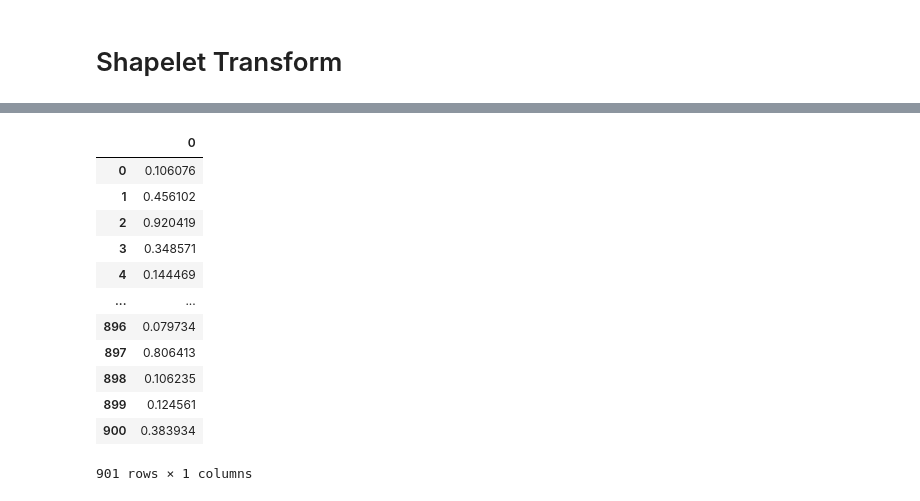
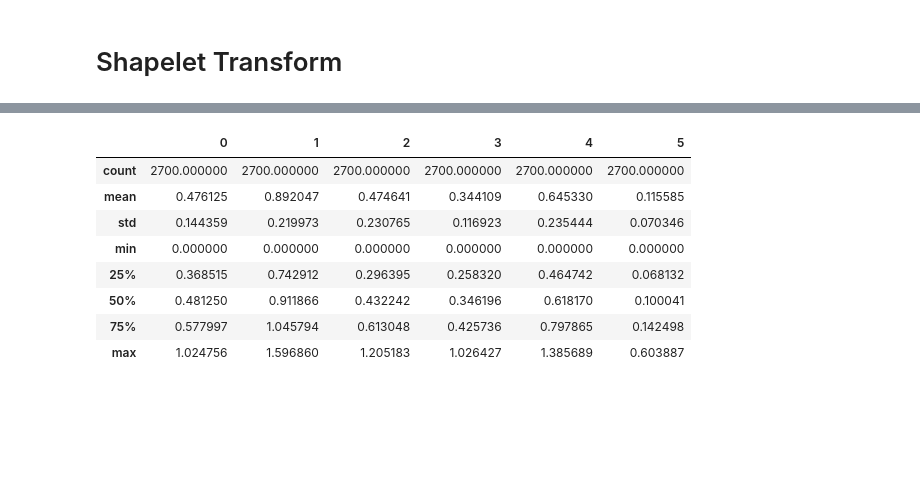
Before and after one commit to seoruosa/ml-study-group, a Jupyter notebook: notebooks/2020-08-29-aac-forda-ts-classification-approaches.ipynb, the cells around one changed output, grey strips where cells are left out. Saved outputs shown, nothing was run; the diff lists cells and outputs as text; code cells hidden in the pictures; blank space fills up the shorter version.

```diff
--- a/notebooks/2020-08-29-aac-forda-ts-classification-approaches.ipynb
+++ b/notebooks/2020-08-29-aac-forda-ts-classification-approaches.ipynb
@@ -1302,16 +1289,12 @@ plt.show()
-# %%
-pred_y = st.predict(test_X_transf)
-# %% [output]
-|  | 0 |
-| 0 | 0.106076 |
-| 1 | 0.456102 |
-| 2 | 0.920419 |
-| 3 | 0.348571 |
-| 4 | 0.144469 |
-| ... | ... |
-| 896 | 0.079734 |
-| 897 | 0.806413 |
-| 898 | 0.106235 |
-| 899 | 0.124561 |
-| 900 | 0.383934 |
-901 rows × 1 columns
+# %%
+train_X_transf.describe()
+# %% [output]
+|  | 0 | 1 | 2 | 3 | 4 | 5 |
+| count | 2700.000000 | 2700.000000 | 2700.000000 | 2700.000000 | 2700.000000 | 2700.000000 |
+| mean | 0.476125 | 0.892047 | 0.474641 | 0.344109 | 0.645330 | 0.115585 |
+| std | 0.144359 | 0.219973 | 0.230765 | 0.116923 | 0.235444 | 0.070346 |
+| min | 0.000000 | 0.000000 | 0.000000 | 0.000000 | 0.000000 | 0.000000 |
+| 25% | 0.368515 | 0.742912 | 0.296395 | 0.258320 | 0.464742 | 0.068132 |
+| 50% | 0.481250 | 0.911866 | 0.432242 | 0.346196 | 0.618170 | 0.100041 |
+| 75% | 0.577997 | 1.045794 | 0.613048 | 0.425736 | 0.797865 | 0.142498 |
+| max | 1.024756 | 1.596860 | 1.205183 | 1.026427 | 1.385689 | 0.603887 |
```
Also changed, not shown: parts of 24 cells of this notebook.
